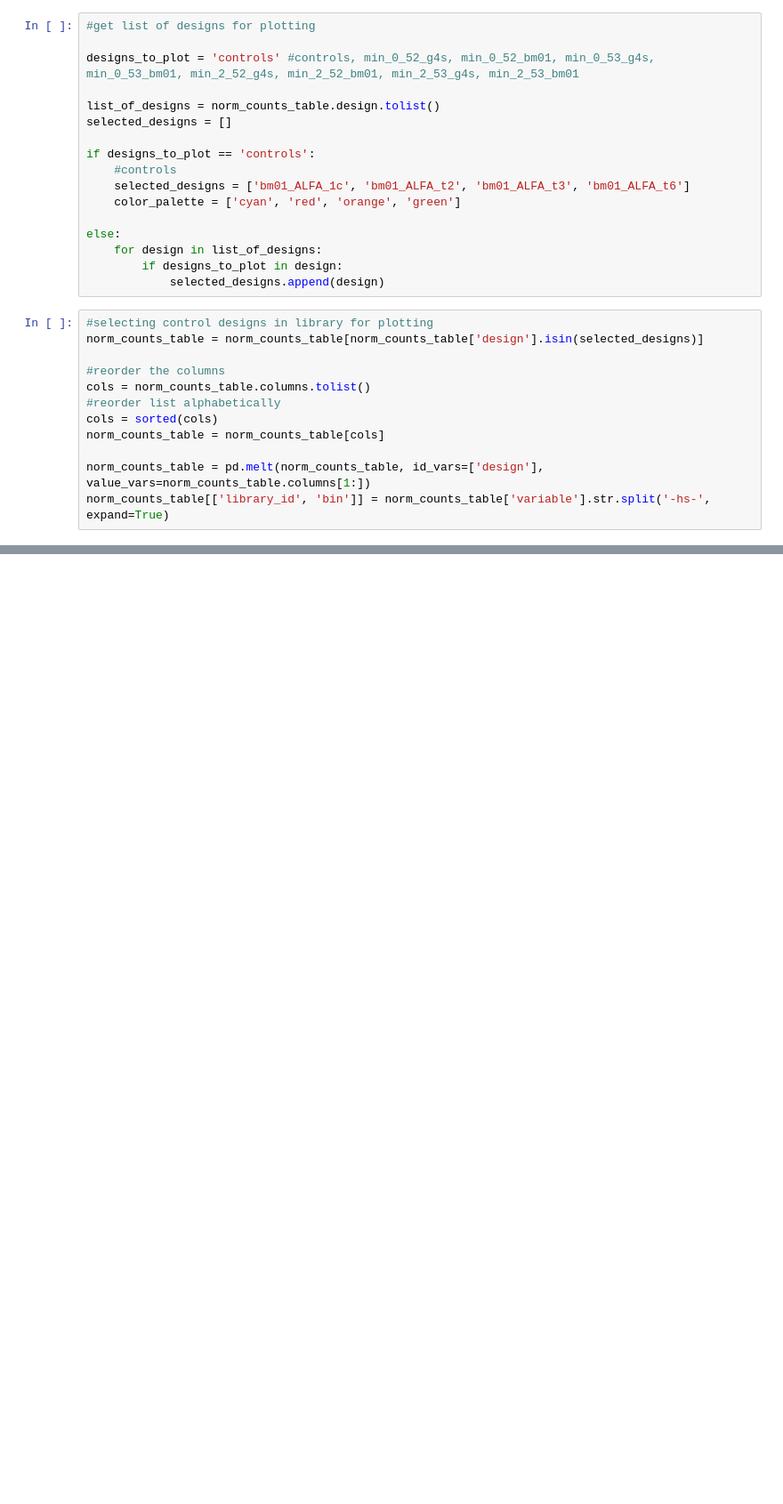
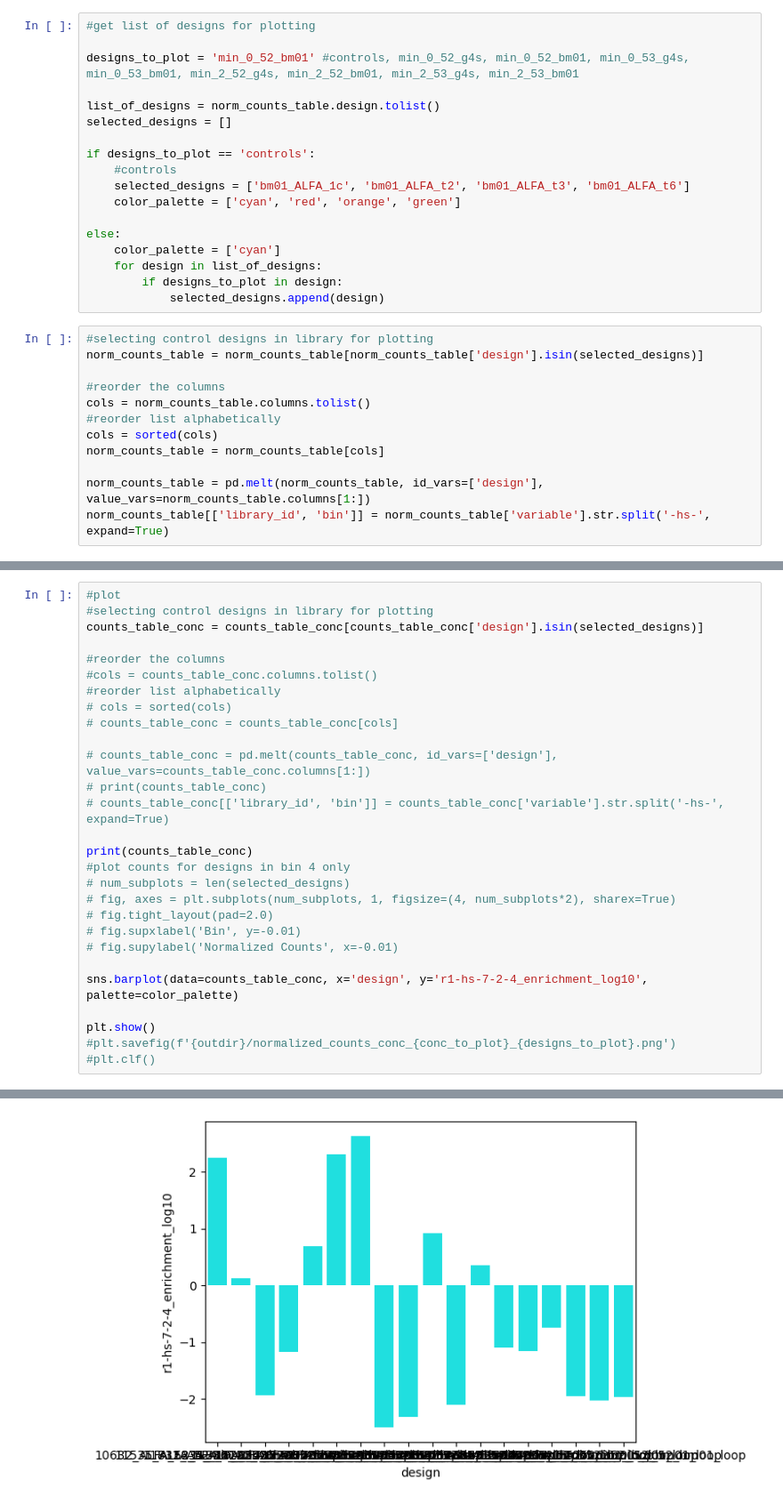
Before and after one commit to scrilly23/switch_seq, a Jupyter notebook: plotting/plot_counts.ipynb, the cells around one changed output, grey strips where cells are left out. Shown at 89% size. Cells and saved outputs as stored; diff of their text form; blank space fills up the shorter version.

Commit message:
update plotting

```diff
--- a/plotting/plot_counts.ipynb
+++ b/plotting/plot_counts.ipynb
@@ -30,7 +30,7 @@ norm_counts_table_og = norm_counts_table.copy()
 # %%
 #get list of designs for plotting
 
-designs_to_plot = 'controls' #controls, min_0_52_g4s, min_0_52_bm01, min_0_53_g4s, min_0_53_bm01, min_2_52_g4s, min_2_52_bm01, min_2_53_g4s, min_2_53_bm01
+designs_to_plot = 'min_0_52_bm01' #controls, min_0_52_g4s, min_0_52_bm01, min_0_53_g4s, min_0_53_bm01, min_2_52_g4s, min_2_52_bm01, min_2_53_g4s, min_2_53_bm01
 
 list_of_designs = norm_counts_table.design.tolist()
 selected_designs = []
@@ -41,6 +41,7 @@ if designs_to_plot == 'controls':
     color_palette = ['cyan', 'red', 'orange', 'green']
 
 else:
+    color_palette = ['cyan']
     for design in list_of_designs:
         if designs_to_plot in design:
             selected_designs.append(design)
@@ -107,0 +154,29 @@ Computing enrichment in each bin for concentration 7 (100 pM) or 8 (31.6 pM), re
+# %%
+#plot
+#selecting control designs in library for plotting
+counts_table_conc = counts_table_conc[counts_table_conc['design'].isin(selected_designs)]
+
+#reorder the columns
+#cols = counts_table_conc.columns.tolist()
+#reorder list alphabetically
+# cols = sorted(cols)
+# counts_table_conc = counts_table_conc[cols]
+
+# counts_table_conc = pd.melt(counts_table_conc, id_vars=['design'], value_vars=counts_table_conc.columns[1:])
+# print(counts_table_conc)
+# counts_table_conc[['library_id', 'bin']] = counts_table_conc['variable'].str.split('-hs-', expand=True)
+
+print(counts_table_conc)
+#plot counts for designs in bin 4 only
+# num_subplots = len(selected_designs)
+# fig, axes = plt.subplots(num_subplots, 1, figsize=(4, num_subplots*2), sharex=True)
+# fig.tight_layout(pad=2.0)
+# fig.supxlabel('Bin', y=-0.01)
+# fig.supylabel('Normalized Counts', x=-0.01)
+
+sns.barplot(data=counts_table_conc, x='design', y='r1-hs-7-2-4_enrichment_log10', palette=color_palette)
+
+plt.show()
+#plt.savefig(f'{outdir}/normalized_counts_conc_{conc_to_plot}_{designs_to_plot}.png')
+#plt.clf()
+# %% [output]
@@ -107,0 +202 @@ Computing enrichment in each bin for concentration 7 (100 pM) or 8 (31.6 pM), re
+[figure, added]
```
Also changed, not shown: parts of 8 cells of this notebook.
